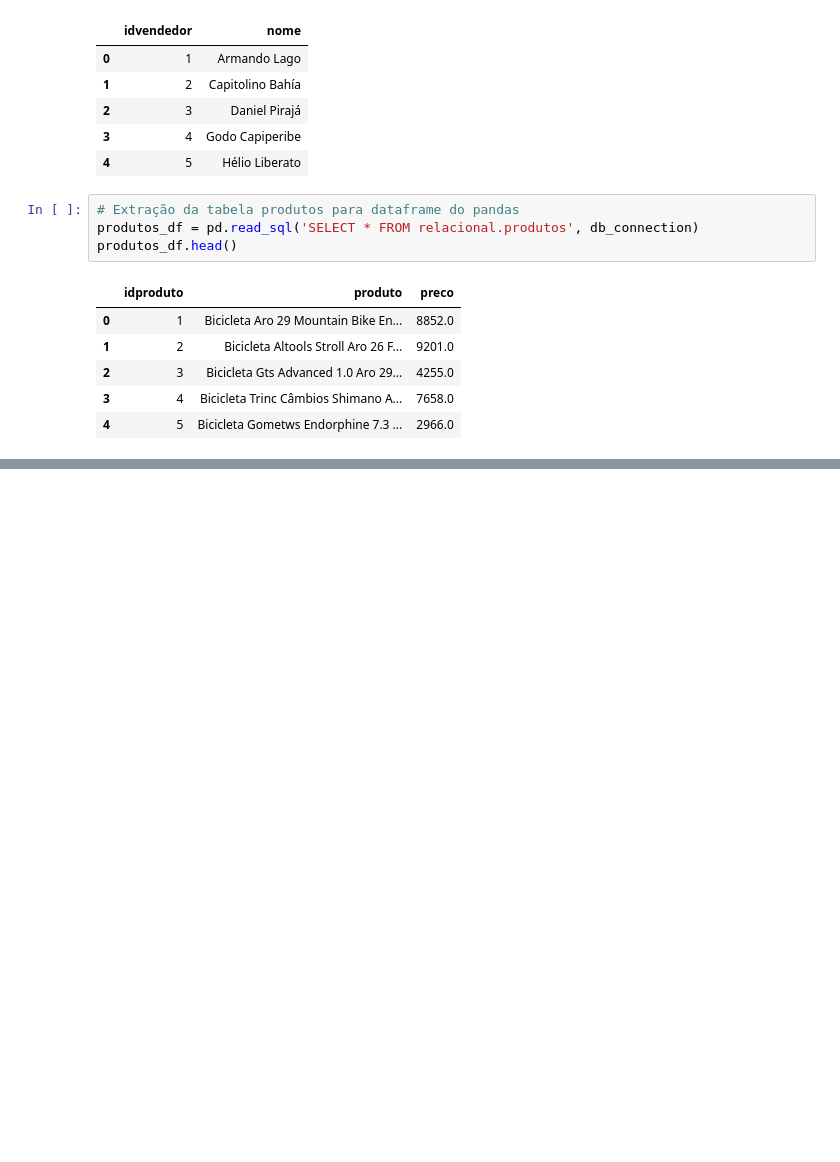
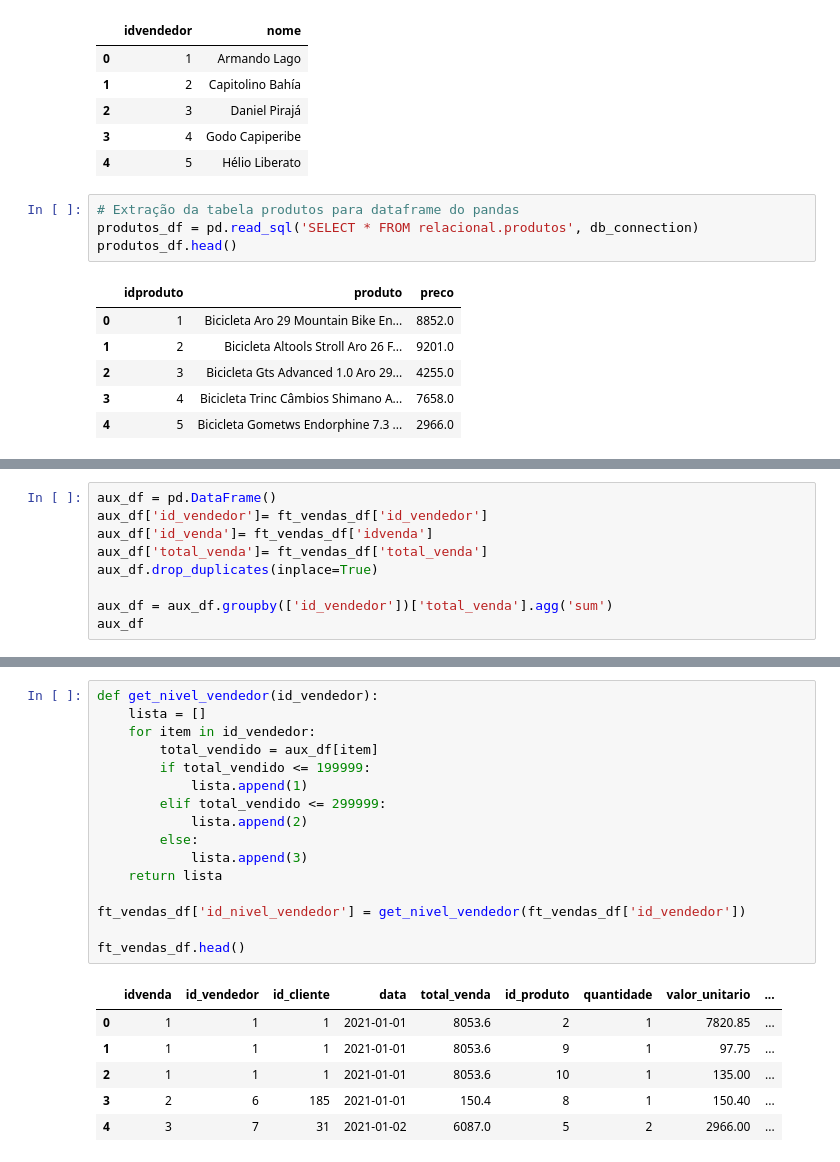
Before and after one commit to nataliafonseca/etl_controle_de_vendas, a Jupyter notebook: notebook.ipynb, the cells around one changed output, grey strips where cells are left out. Saved outputs shown, nothing was run; the diff lists cells and outputs as text; blank space fills up the shorter version.

```diff
--- a/notebook.ipynb
+++ b/notebook.ipynb
@@ -68,0 +294,9 @@ produtos_df.head()
+# %%
+aux_df = pd.DataFrame()
+aux_df['id_vendedor']= ft_vendas_df['id_vendedor']
+aux_df['id_venda']= ft_vendas_df['idvenda']
+aux_df['total_venda']= ft_vendas_df['total_venda']
+aux_df.drop_duplicates(inplace=True)
+
+aux_df = aux_df.groupby(['id_vendedor'])['total_venda'].agg('sum')
+aux_df
@@ -68,0 +316,23 @@ produtos_df.head()
+# %%
+def get_nivel_vendedor(id_vendedor):
+    lista = []
+    for item in id_vendedor:
+        total_vendido = aux_df[item]
+        if total_vendido <= 199999:
+            lista.append(1)
+        elif total_vendido <= 299999:
+            lista.append(2)
+        else:
+            lista.append(3)
+    return lista
+
+ft_vendas_df['id_nivel_vendedor'] = get_nivel_vendedor(ft_vendas_df['id_vendedor'])
+
+ft_vendas_df.head()
+# %% [output]
+|  | idvenda | id_vendedor | id_cliente | data | total_venda | id_produto | quantidade | valor_unitario | ... |
+| 0 | 1 | 1 | 1 | 2021-01-01 | 8053.6 | 2 | 1 | 7820.85 | ... |
+| 1 | 1 | 1 | 1 | 2021-01-01 | 8053.6 | 9 | 1 | 97.75 | ... |
+| 2 | 1 | 1 | 1 | 2021-01-01 | 8053.6 | 10 | 1 | 135.00 | ... |
+| 3 | 2 | 6 | 185 | 2021-01-01 | 150.4 | 8 | 1 | 150.40 | ... |
+| 4 | 3 | 7 | 31 | 2021-01-02 | 6087.0 | 5 | 2 | 2966.00 | ... |
```
Also changed, not shown: parts of 23 cells of this notebook, 8 other files.
